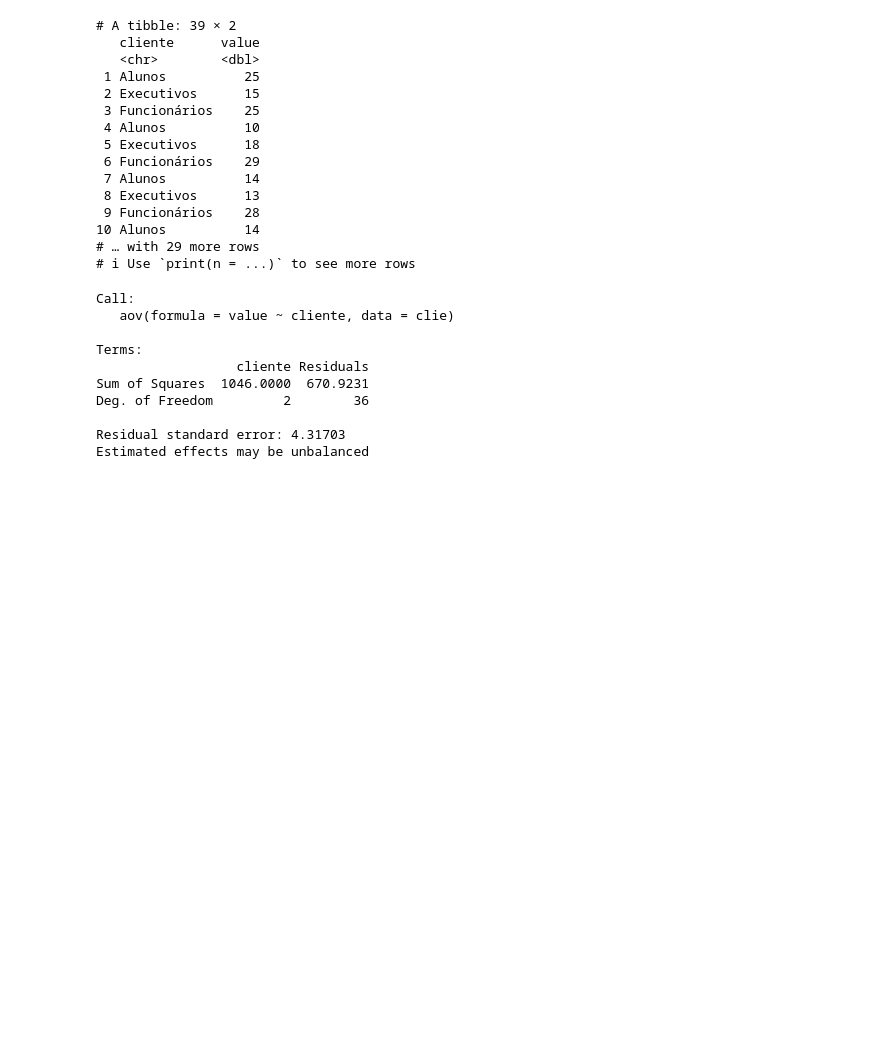
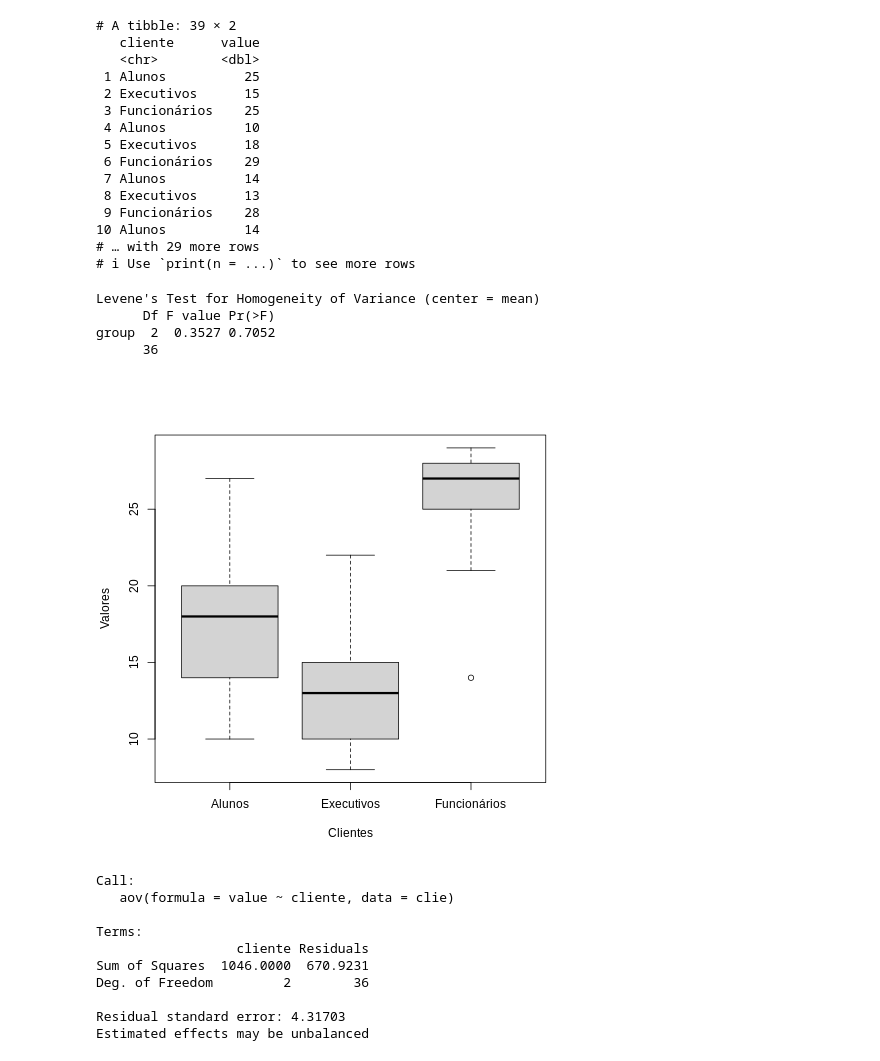
Before and after one commit to uervitonsantos/Estudo_Sobre_Estatistica_Frequentista_E_Metodos_Quantitativos, a Jupyter notebook: Exercicios_Metodos_Quantitativos.ipynb, the cells around one changed output. Cells and saved outputs as stored; diff of their text form; code cells hidden in the pictures; blank space fills up the shorter version.

```diff
--- a/Exercicios_Metodos_Quantitativos.ipynb
+++ b/Exercicios_Metodos_Quantitativos.ipynb
@@ -74,4 +126,19 @@ clie
 10 Alunos          14
 # … with 29 more rows
 # ℹ Use `print(n = ...)` to see more rows
+# %%
+%%R
+# teste de Levene para verificar a homogeneidade de variancias
+leveneTest(value ~ cliente, data = clie, center=mean)
+# %% [output]
+Levene's Test for Homogeneity of Variance (center = mean)
+      Df F value Pr(>F)
+group  2  0.3527 0.7052
+      36
+# %%
+%%R
+# verificamos abaixo um grafico (boxplot), que mostra a distribuição dos dados, as medias e os outliers presentes no conjunto
+boxplot(value ~ cliente, data = clie, ylab="Valores", xlab="Clientes")
+# %% [output]
+[figure, added]
 # %%
```
Also changed, not shown: parts of 19 cells of this notebook.
